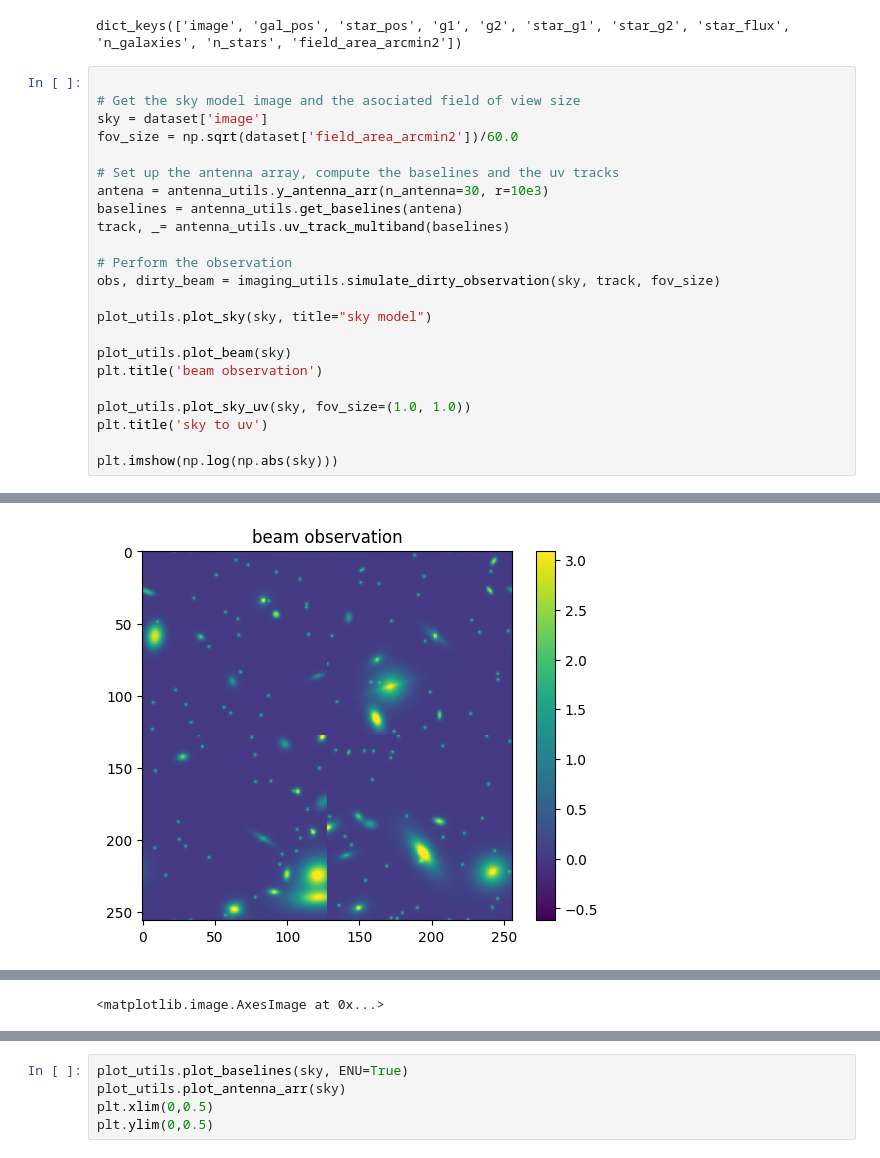
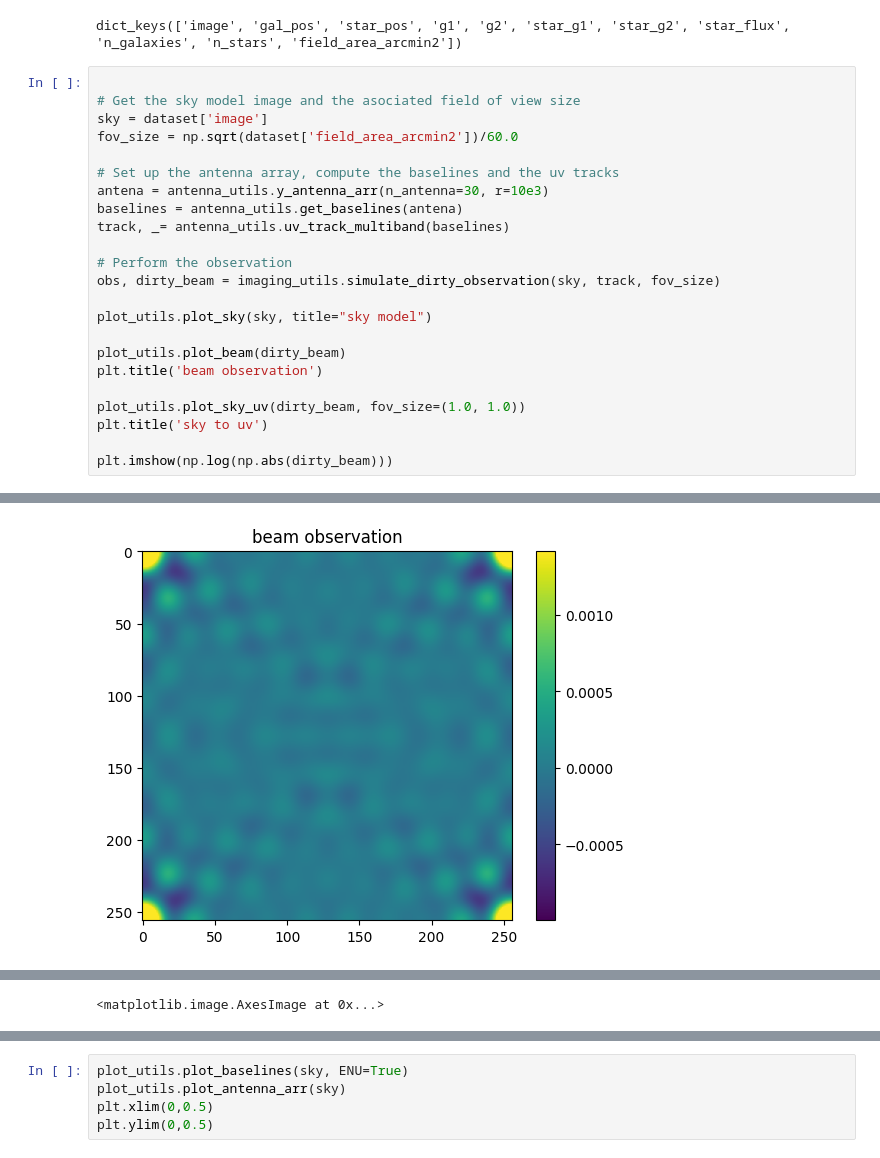
Before and after one commit to mb-manal/argosim_tuto, a Jupyter notebook: notebooks/tuto_3_imaging.ipynb, the cells around one changed output, grey strips where cells are left out. Saved outputs shown, nothing was run; the diff lists cells and outputs as text.

```diff
--- a/notebooks/tuto_3_imaging.ipynb
+++ b/notebooks/tuto_3_imaging.ipynb
@@ -155,26 +155,26 @@ dict_keys(['image', 'gal_pos', 'star_pos', 'g1', 'g2', 'star_g1', 'star_g2', 'st
 # %%
 
 # Get the sky model image and the asociated field of view size
 sky = dataset['image']
 fov_size = np.sqrt(dataset['field_area_arcmin2'])/60.0
 
 # Set up the antenna array, compute the baselines and the uv tracks
 antena = antenna_utils.y_antenna_arr(n_antenna=30, r=10e3)
 baselines = antenna_utils.get_baselines(antena)
 track, _= antenna_utils.uv_track_multiband(baselines)
 
 # Perform the observation
 obs, dirty_beam = imaging_utils.simulate_dirty_observation(sky, track, fov_size)
 
 plot_utils.plot_sky(sky, title="sky model")
 
-plot_utils.plot_beam(sky)
+plot_utils.plot_beam(dirty_beam)
 plt.title('beam observation')
 
-plot_utils.plot_sky_uv(sky, fov_size=(1.0, 1.0))
+plot_utils.plot_sky_uv(dirty_beam, fov_size=(1.0, 1.0))
 plt.title('sky to uv')
 
-plt.imshow(np.log(np.abs(sky)))
+plt.imshow(np.log(np.abs(dirty_beam)))
 # %% [output]
 [figure]
-[figure, old version]
+[figure, new version]
```
Also changed, not shown: parts of 2 cells of this notebook.
